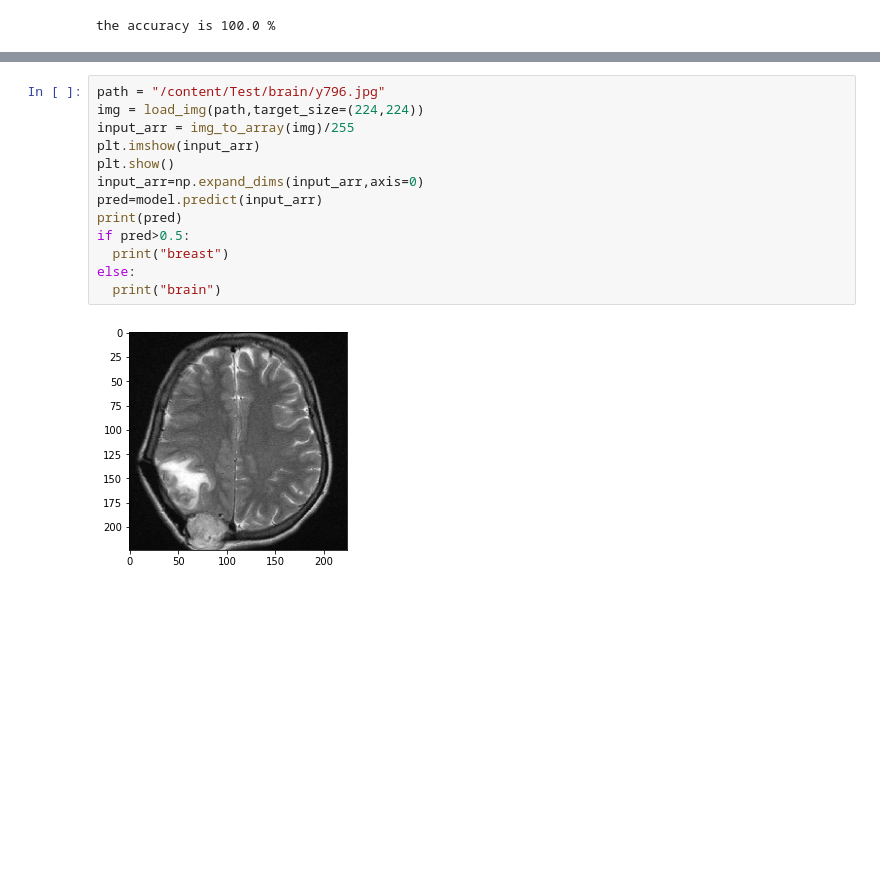
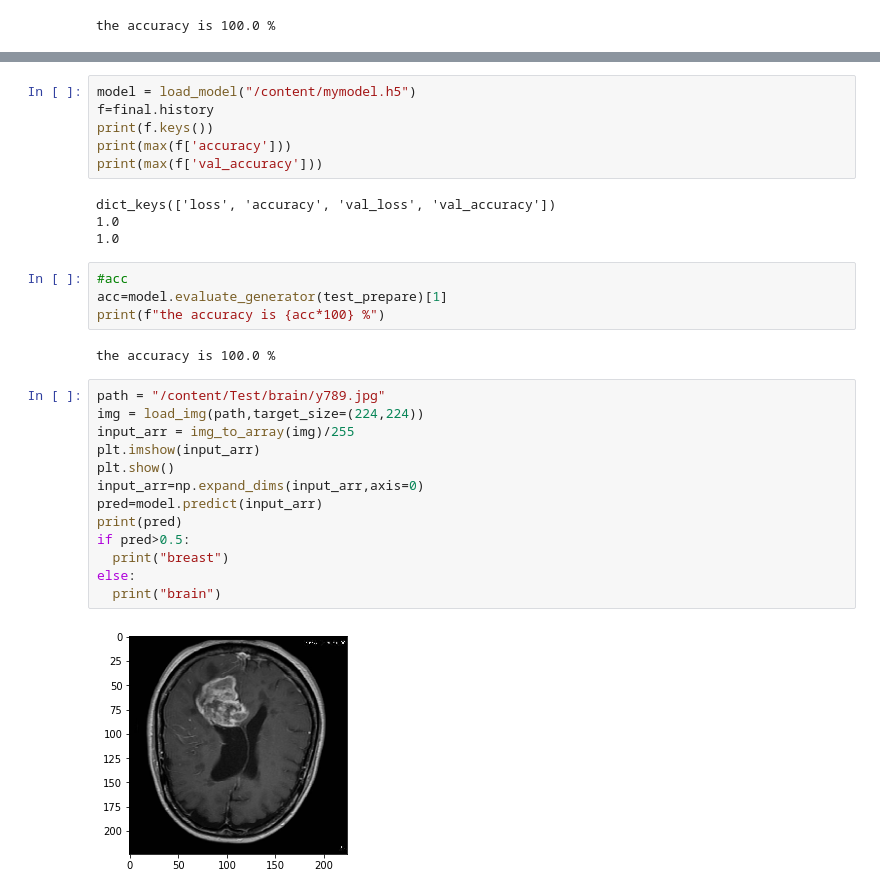
Before and after one commit to ziadbadwy/brainTumorClassification, a Jupyter notebook: brain_VS_breast.ipynb, the cells around one changed output, grey strips where cells are left out. Drawn from its saved outputs; the diff is of its cells as text; blank space fills up the shorter version.

```diff
--- a/brain_VS_breast.ipynb
+++ b/brain_VS_breast.ipynb
@@ -220,15 +274,31 @@ the accuracy is 100.0 %
+# %%
+model = load_model("/content/mymodel.h5")
+f=final.history
+print(f.keys())
+print(max(f['accuracy']))
+print(max(f['val_accuracy']))
+# %% [output]
+dict_keys(['loss', 'accuracy', 'val_loss', 'val_accuracy'])
+1.0
+1.0
+# %%
+#acc
+acc=model.evaluate_generator(test_prepare)[1]
+print(f"the accuracy is {acc*100} %")
+# %% [output]
+the accuracy is 100.0 %
 # %%
-path = "/content/Test/brain/y796.jpg"
+path = "/content/Test/brain/y789.jpg"
 img = load_img(path,target_size=(224,224))
 input_arr = img_to_array(img)/255
 plt.imshow(input_arr)
 plt.show()
 input_arr=np.expand_dims(input_arr,axis=0)
 pred=model.predict(input_arr)
 print(pred)
 if pred>0.5:
   print("breast")
 else:
   print("brain")
 # %% [output]
-[figure, old version]
+[figure, new version]
```
Also changed, not shown: parts of 15 cells of this notebook.
